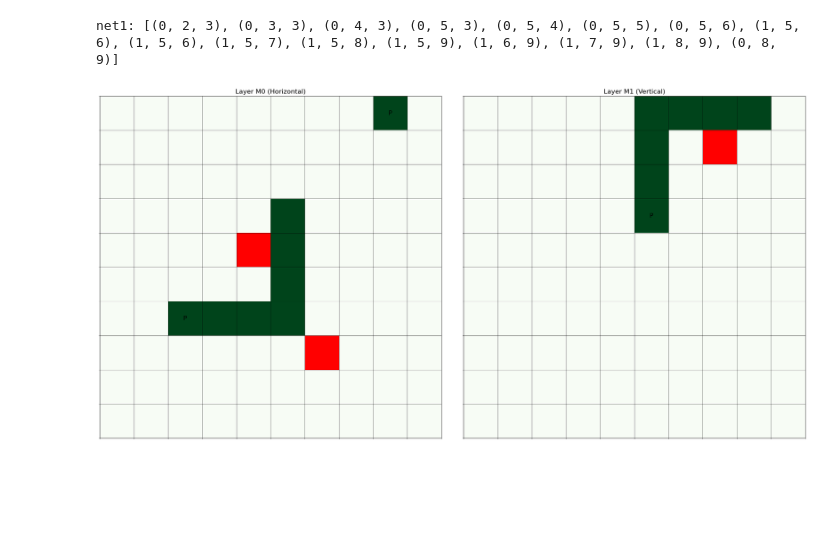
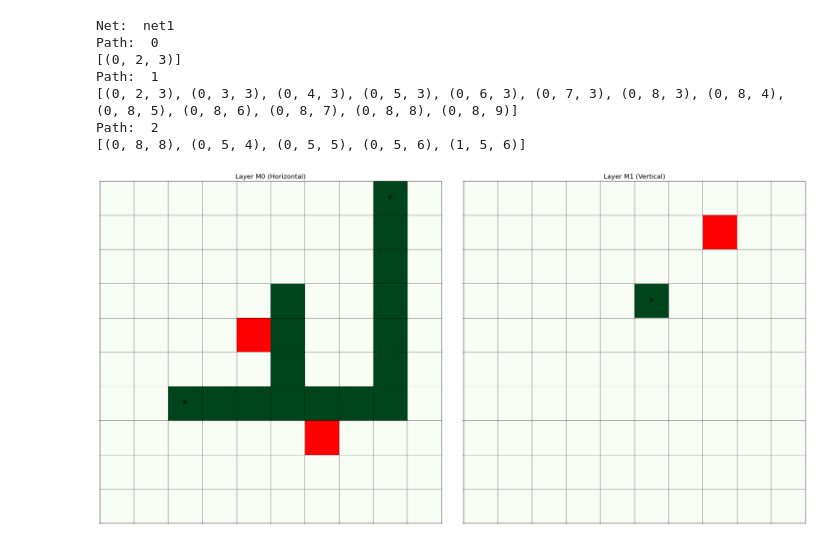
Before and after one commit to mohanadabouserie/Maze-Router-Group-1, a Jupyter notebook: Code.ipynb, the cells around one changed output. Cells and saved outputs as stored; diff of their text form; code cells hidden in the pictures; blank space fills up the shorter version.

Commit message:
multi source multi target

```diff
--- a/Code.ipynb
+++ b/Code.ipynb
@@ -46,7 +46,7 @@ def initialize_grid():
     rows, cols = grid_dimensions
 
     # Create a 3D list for two layers, each initialized with default cost (0 for simplicity)
-    grid = [[[{'cost': 0, 'obstruction': False, 'used_in_path': False, 'pin': False} for _ in range(cols)] for _ in range(rows)] for _ in range(2)]
+    grid = [[[{'cost': 1, 'obstruction': False, 'used_in_path': False, 'pin': False} for _ in range(cols)] for _ in range(rows)] for _ in range(2)]
 
     # Mark obstructions
     for layer, x, y in obstructions:
@@ -124,7 +124,7 @@ def order_nets_by_pins(nets):
 
 from collections import deque
 
-def find_path(grid, source, target, bend_penalty, via_penalty):
+def find_path(grid, sources, targets, bend_penalty, via_penalty):
     rows = len(grid[0])
     cols = len(grid[0][0])
 
@@ -142,29 +142,32 @@ def find_path(grid, source, target, bend_penalty, via_penalty):
 
     # Priority queue: (cost, (layer, x, y), previous_direction)
     pq = []
-    heapq.heappush(pq, (0, source, None))  # Cost to reach source is 0
+    dist = {}
+    for source in sources:
+        heapq.heappush(pq, (0, source, None))  # Each source starts with a cost of 0
+        dist[source] = 0  # Cost to reach source is 0
 
     # Distance dictionary to track the minimum cost to each cell
-    dist = {}
-    dist[source] = 0
 
     # Parent dictionary to reconstruct the path
     parent = {}
-
+    target_set = set(targets)
     while pq:
         # Pop the cell with the smallest cost
         current_cost, (layer, x, y), prev_direction = heapq.heappop(pq)
 
         # Stop if we reach the target
-        if (layer, x, y) == target:
+        if (layer, x, y) in target_set:
             # Reconstruct the path from the parent dictionary
             path = []
-            current = target
+            current = (layer, x, y)
             while current in parent:
                 path.append(current)
+                grid[current[0]][current[1]][current[2]]['used_in_path'] = True
                 current = parent[current]
             path.append(source)
-            return path[::-1]  # Reverse the path to get source to target
+            grid[source[0]][source[1]][source[2]]['used_in_path'] = True
+            return (path[::-1], (layer, x, y)) # Reverse the path to get source to target
 
         # Skip if this state has already been processed with a smaller cost
         if (layer, x, y) in dist and current_cost > dist[(layer, x, y)]:
@@ -199,43 +202,59 @@ def find_path(grid, source, target, bend_penalty, via_penalty):
                     heapq.heappush(pq, (new_cost, (nlayer, nx, ny), (dx, dy)))
 
     # If we reach here, the target is unreachable
-    return []
+    return ([], None)
 
 def route_nets(grid, nets, bend_penalty, via_penalty):
     # Order nets by heuristic
     ordered_nets = order_nets_by_pins(nets)
 
     # Store results
     net_paths = {}
 
     for net_name, pins in ordered_nets:
-        net_path = []
-        for i in range(len(pins) - 1):
+        paths = []
+        pins_covered_map = {pin: False for pin in pins}
+        unreached_targets = [key for key, value in pins_covered_map.items() if not value]
+        sources = set([pins[0]])
+        while not all(pins_covered_map.values()):
             # Route between pins using Lee's Algorithm
-            path = find_path(grid, pins[i], pins[i+1], bend_penalty, via_penalty)
-            net_path.extend(path)
+            path, target = find_path(grid, list(sources), unreached_targets, bend_penalty, via_penalty)
+            unreached_targets.remove(target)
+            paths.append(path)
+            pins_covered_map[target] = True
+
+            sources = set(list(sources) + path)
+
 
         # Store the path for the net
-        net_paths[net_name] = net_path
+        net_paths[net_name] = paths
 
-        # Mark the routed path on the grid to avoid reuse
-        for layer, x, y in net_path:
-            grid[layer][x][y]['used_in_path'] = True
 
     return net_paths
 
 
 if __name__ == "__main__":
     input_file = "input.txt"  # Replace with your input file path
     parse_input_file(input_file)  # Parse the input file
     initialize_grid()  # Initialize the 3D grid
     # Route the nets
     routed_nets = route_nets(grid, nets, bend_penalty, via_penalty)
 
     # Print the routed paths
-    for net_name, path in routed_nets.items():
-        print(f"{net_name}: {path}")
+    # TODO: fix the paths initialization
+    for net_name, paths in routed_nets.items():
+        print("Net: ", net_name)
+        for i, path in enumerate(paths):
+            print("Path: ", i)
+            print(path)
+
     visualize_3d_grid_matplotlib()
 # %% [output]
-net1: [(0, 2, 3), (0, 3, 3), (0, 4, 3), (0, 5, 3), (0, 5, 4), (0, 5, 5), (0, 5, 6), (1, 5, 6), (1, 5, 6), (1, 5, 7), (1, 5, 8), (1, 5, 9), (1, 6, 9), (1, 7, 9), (1, 8, 9), (0, 8, 9)]
+Net:  net1
+Path:  0
+[(0, 2, 3)]
+Path:  1
+[(0, 2, 3), (0, 3, 3), (0, 4, 3), (0, 5, 3), (0, 6, 3), (0, 7, 3), (0, 8, 3), (0, 8, 4), (0, 8, 5), (0, 8, 6), (0, 8, 7), (0, 8, 8), (0, 8, 9)]
+Path:  2
+[(0, 8, 8), (0, 5, 4), (0, 5, 5), (0, 5, 6), (1, 5, 6)]
-[figure, old version]
+[figure, new version]
```
Also changed, not shown: 1 other file.
